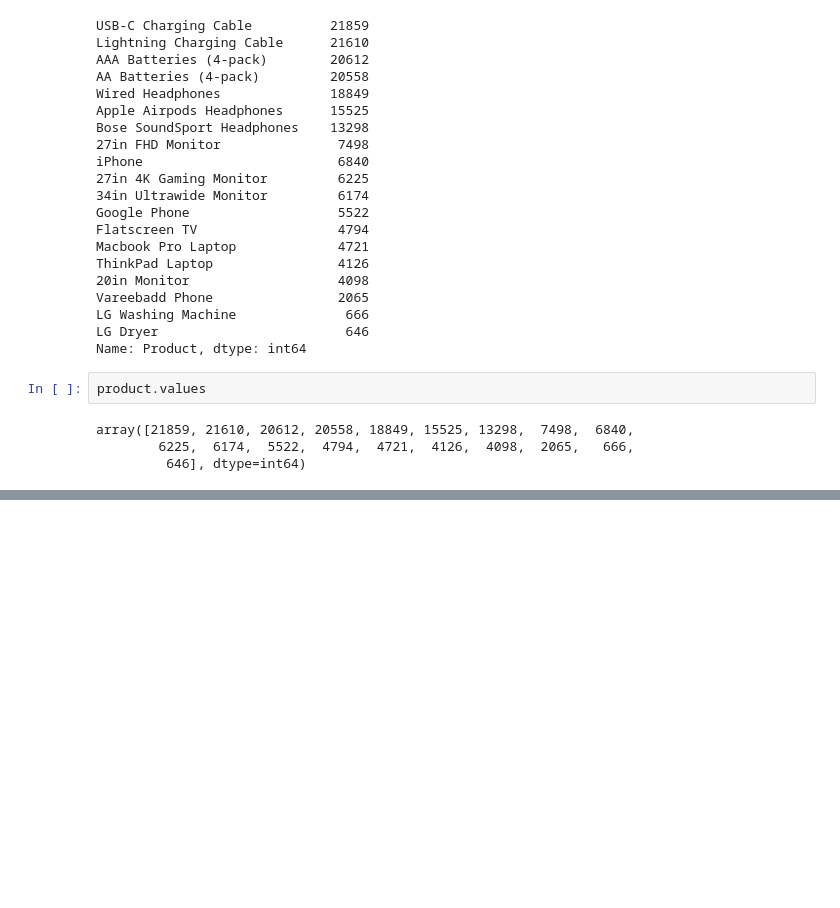
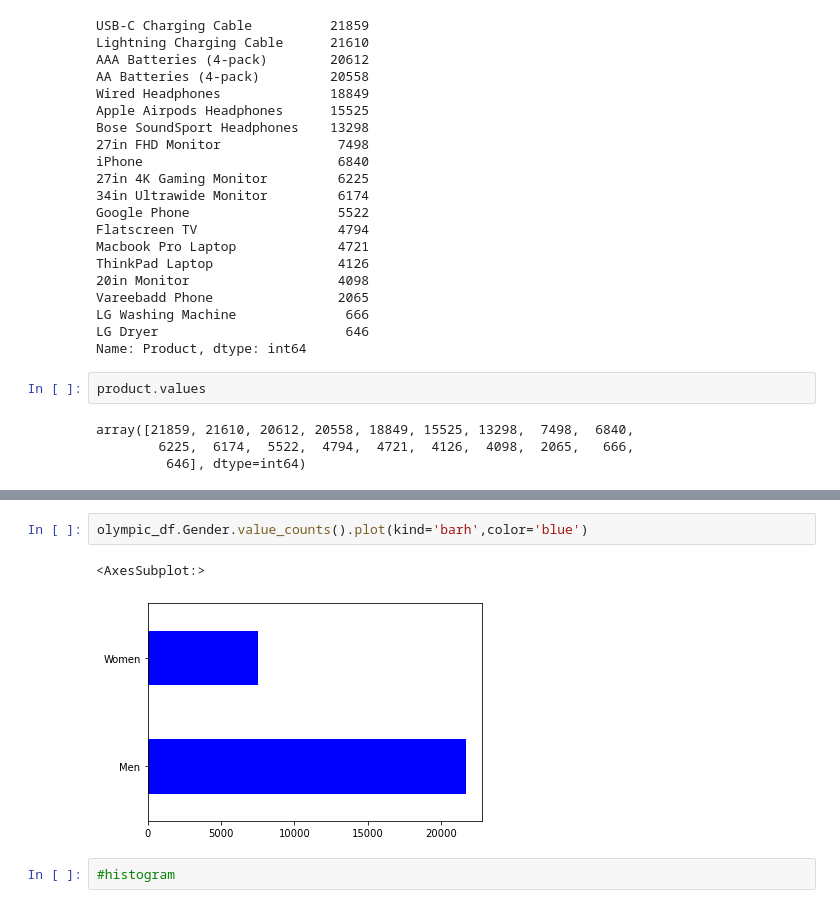
Before and after one commit to Edubridge-karthik/EXL-CHENNAI---8410-and-PUNE-8414-DA--Batch, a Jupyter notebook: EXL-CHENNAI and PUNE- DA/Pandas_lec.ipynb, the cells around one changed output, grey strips where cells are left out. Drawn from its saved outputs; the diff is of its cells as text; blank space fills up the shorter version.

```diff
--- a/EXL-CHENNAI and PUNE- DA/Pandas_lec.ipynb
+++ b/EXL-CHENNAI and PUNE- DA/Pandas_lec.ipynb
@@ -3288,0 +3342,7 @@ plt.show()
+# %%
+olympic_df.Gender.value_counts().plot(kind='barh',color='blue')
+# %% [output]
+<AxesSubplot:>
+[figure, added]
+# %%
+#histogram
```
Also changed, not shown: parts of 43 cells of this notebook.
